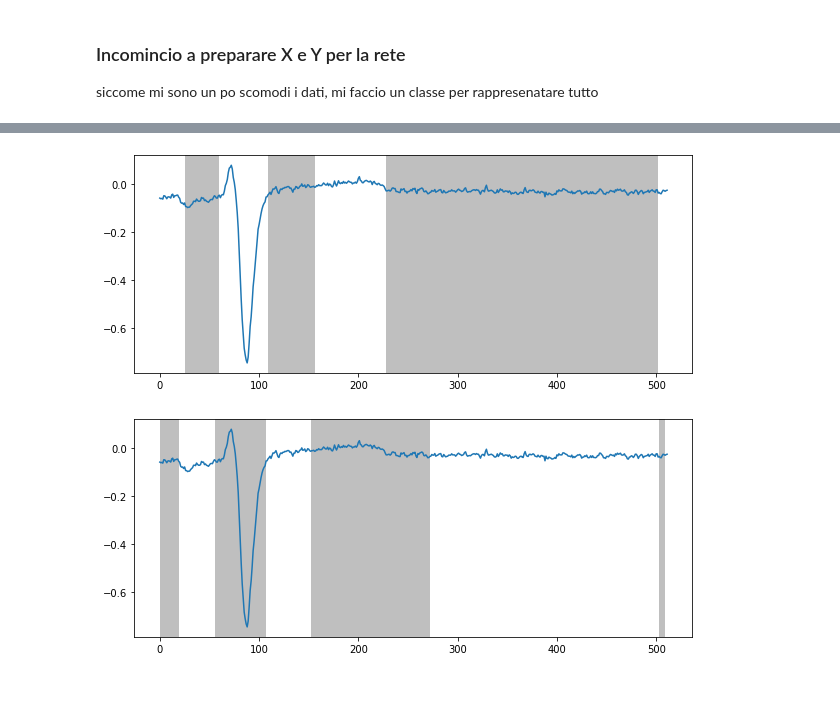
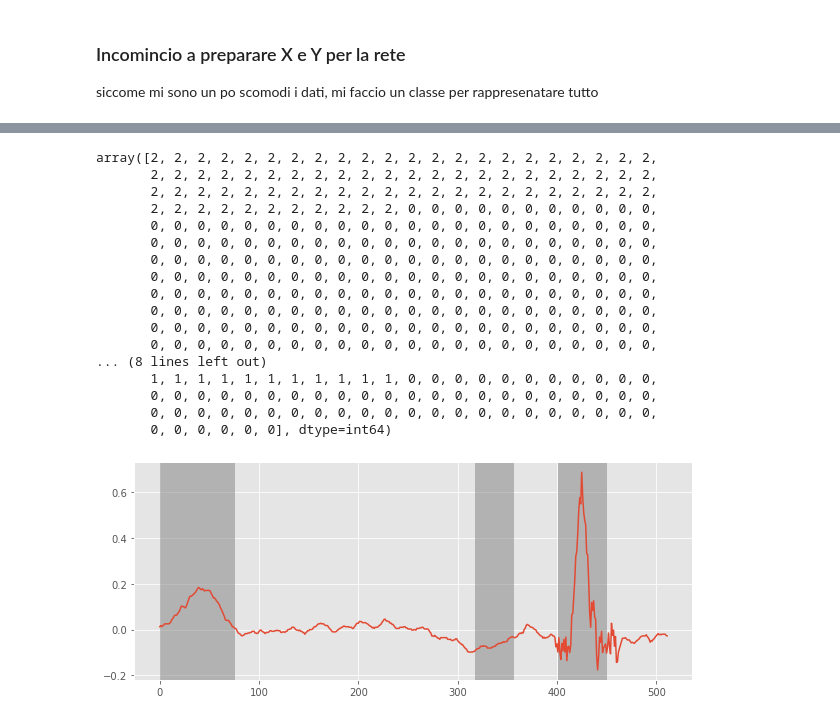
Before and after one commit to byschii/ecg-segmentation, a Jupyter notebook: unet_for_ecg.ipynb, the cells around one changed output, grey strips where cells are left out. Saved outputs shown, nothing was run; the diff lists cells and outputs as text; code cells hidden in the pictures; blank space fills up the shorter version.

```diff
--- a/unet_for_ecg.ipynb
+++ b/unet_for_ecg.ipynb
@@ -72,6 +72,8 @@ SEGMENT_TO_COLOR = {
     't': 'green',
     'p': 'red'
 }
+ECG_SIZE = 512
+assert ECG_SIZE % 8 == 0
 # %%
 from typing import Union,List, Tuple
 
@@ -406,7 +376,6 @@ class DownPassLayer(layers.Layer):
         self.activation = activation
         self.padding_size = padding_size
         # layers
-        # applys two convolution and pooling layers
         self.max_pool = MaxPooling1D(pool_size = 2)
         self.conv_pass_layer1 = ConvPassLayer(self.n_conv_filters, self.activation, self.padding_size)
         self.conv_pass_layer2 = ConvPassLayer(self.n_conv_filters, self.activation, self.padding_size)
@@ -452,7 +421,7 @@ class UpPassLayer(layers.Layer):
         return input_shape
 
 
-def UNET(inpusize = 512):
+def UNET(inpusize =ECG_SIZE):
     inputs = Input((inpusize, 1))
     block1layer1 = ConvPassLayer(4)(inputs)
     block1layer2 = ConvPassLayer(4)(block1layer1)
@@ -479,7 +448,7 @@ def UNET(inpusize = 512):
     transposed1 = Conv1DTranspose(filters = 8, kernel_size = 8, strides = 2, padding = 'same')(block2up)
     block1layer3 = Concatenate()([transposed1, block1layer2])
     block1layer4 = ConvPassLayer(4)(block1layer3)
-    block1layer5 = ConvPassLayer(4, activation='sigmoid')(block1layer4)
+    block1layer5 = ConvPassLayer(4, activation='softmax')(block1layer4)
 
     return Model(inputs, block1layer5)
 
@@ -487,7 +456,7 @@ def UNET(inpusize = 512):
 m = UNET()
 m.summary()
 print(f"""
-{m.predict(X[0].reshape(1, 512, 1))[0]}
+{m.predict(X[0].reshape(1, ECG_SIZE, 1))[0]}
 
 """)
 # %% [output]
@@ -512,7 +483,7 @@ ________________________________________________________________________________
 m = UNET()
 
 # create an optimizer
-opt = Adam(learning_rate=0.00076)
+opt = Adam(learning_rate=0.0005)
 
 m.compile(optimizer=opt, loss='binary_crossentropy')
 
@@ -521,12 +492,12 @@ m.compile(optimizer=opt, loss='binary_crossentropy')
 X_train, X_test, Y_train, Y_test = train_test_split(
     np.array(X),#X,
     np.array(Y, dtype=np.float32),#Y,
-    test_size=0.29)
+    test_size=0.31)
 
-m.fit(
+train_history = m.fit(
     X_train, Y_train,
-    epochs=20,
-    batch_size=32,
+    epochs=17,
+    batch_size=8,
     validation_data=(X_test, Y_test)
 )
 # %% [output]
@@ -542,33 +649,44 @@ Epoch 5/20
 # %%
-ecg_index = 55
-signal = X_train[ecg_index]
-categories = np.argmax(Y_train[ecg_index], axis=1)
+
+signal = X_test[ecg_index]
+categories = np.argmax(Y_test[ecg_index], axis=1)
 predicted_categories = np.argmax(m.predict(signal[np.newaxis, : ])[0], axis=1)
 
-# calc timesteps for real category
-deriv = categories - np.concatenate([categories[1:] , np.array([0])])
-time_steps = np.nonzero(deriv)[0]
-if len(time_steps) % 2 != 0:
-    time_steps = np.concatenate([time_steps, np.array([len(signal) - 1])])
+# get time point where category changes
+time_points = np.where(predicted_categories[:-1] != predicted_categories[1:])[0]
+
+
+# chek if category was at beginning or end
+if predicted_categories[0] != 0:
+    # if category was at beginning, add first time point
+    time_points = np.append(0, time_points)
+if predicted_categories[-1] != 0:
+    # if category was at end, add last time point
+    time_points = np.append(time_points, len(predicted_categories))
 
 # plot the signal
 plt.figure(figsize=(10, 4))
 plt.plot(signal)
-for b,e in grouped(time_steps, 2):
+for b,e in grouped(time_points, 2):
     plt.axvspan(b, e, facecolor='0.5', alpha=0.5)
+
+predicted_categories
 # %% [output]
+array([2, 2, 2, 2, 2, 2, 2, 2, 2, 2, 2, 2, 2, 2, 2, 2, 2, 2, 2, 2, 2, 2,
+       2, 2, 2, 2, 2, 2, 2, 2, 2, 2, 2, 2, 2, 2, 2, 2, 2, 2, 2, 2, 2, 2,
+       2, 2, 2, 2, 2, 2, 2, 2, 2, 2, 2, 2, 2, 2, 2, 2, 2, 2, 2, 2, 2, 2,
+       2, 2, 2, 2, 2, 2, 2, 2, 2, 2, 2, 0, 0, 0, 0, 0, 0, 0, 0, 0, 0, 0,
+       0, 0, 0, 0, 0, 0, 0, 0, 0, 0, 0, 0, 0, 0, 0, 0, 0, 0, 0, 0, 0, 0,
+       0, 0, 0, 0, 0, 0, 0, 0, 0, 0, 0, 0, 0, 0, 0, 0, 0, 0, 0, 0, 0, 0,
+       0, 0, 0, 0, 0, 0, 0, 0, 0, 0, 0, 0, 0, 0, 0, 0, 0, 0, 0, 0, 0, 0,
+       0, 0, 0, 0, 0, 0, 0, 0, 0, 0, 0, 0, 0, 0, 0, 0, 0, 0, 0, 0, 0, 0,
+       0, 0, 0, 0, 0, 0, 0, 0, 0, 0, 0, 0, 0, 0, 0, 0, 0, 0, 0, 0, 0, 0,
+       0, 0, 0, 0, 0, 0, 0, 0, 0, 0, 0, 0, 0, 0, 0, 0, 0, 0, 0, 0, 0, 0,
+       0, 0, 0, 0, 0, 0, 0, 0, 0, 0, 0, 0, 0, 0, 0, 0, 0, 0, 0, 0, 0, 0,
+       0, 0, 0, 0, 0, 0, 0, 0, 0, 0, 0, 0, 0, 0, 0, 0, 0, 0, 0, 0, 0, 0,
+... (8 lines left out)
+       1, 1, 1, 1, 1, 1, 1, 1, 1, 1, 1, 0, 0, 0, 0, 0, 0, 0, 0, 0, 0, 0,
+       0, 0, 0, 0, 0, 0, 0, 0, 0, 0, 0, 0, 0, 0, 0, 0, 0, 0, 0, 0, 0, 0,
+       0, 0, 0, 0, 0, 0, 0, 0, 0, 0, 0, 0, 0, 0, 0, 0, 0, 0, 0, 0, 0, 0,
+       0, 0, 0, 0, 0, 0], dtype=int64)
-[figure, old version]
+[figure, new version]
-# %%
-# calc timesteps for real category
-deriv = predicted_categories - np.concatenate([predicted_categories[1:] , np.array([0])])
-time_steps = np.nonzero(deriv)[0]
-if len(time_steps) % 2 != 0:
-    time_steps = np.concatenate([time_steps, np.array([len(signal) - 1])])
-
-# plot the signal
-plt.figure(figsize=(10, 4))
-plt.plot(signal)
-for b,e in grouped(time_steps, 2):
-    plt.axvspan(b, e, facecolor='0.5', alpha=0.5)
-# %% [output]
-[figure, removed]
```
Also changed, not shown: parts of 19 cells of this notebook, 1 other file.
